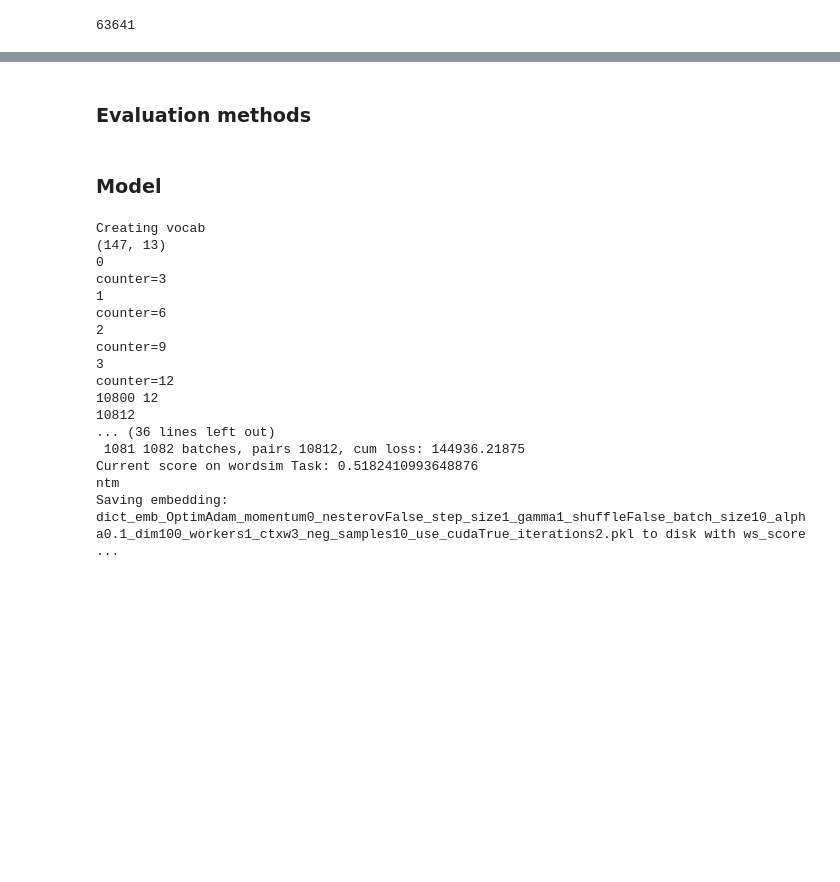
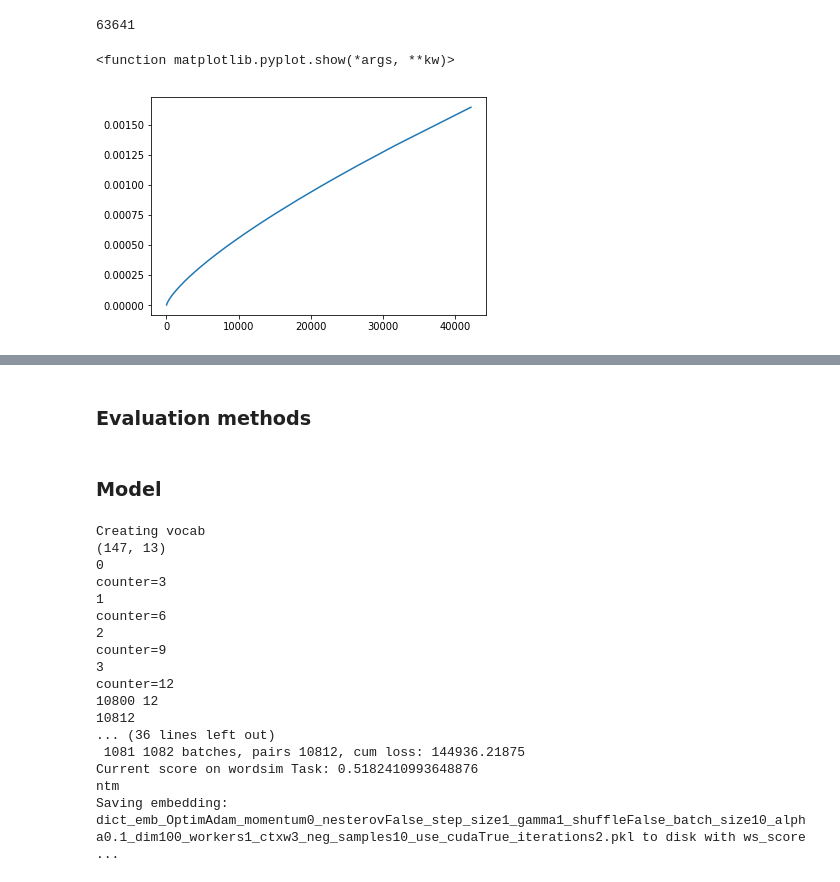
Before and after one commit to c3dric373/bachelorThesis, a Jupyter notebook: code/w2vec/w2vecHome_new2.ipynb, the cells around one changed output, grey strips where cells are left out. Drawn from its saved outputs; the diff is of its cells as text; code cells hidden in the pictures; blank space fills up the shorter version.

Commit message:
added sampling and freq image plus better description neg sampling

```diff
--- a/code/w2vec/w2vecHome_new2.ipynb
+++ b/code/w2vec/w2vecHome_new2.ipynb
@@ -68,3 +68,5 @@ text8_ds = sampling(text8_ds)
 text8_dataset = words_to_sentences(text8_ds)
 # %% [output]
 ntm
+# %%
+text8_dataset = wDataSet((text8_dataset),ctx_window=1)
@@ -80,0 +84,5 @@ del text8_wDataset
+# %%
+x = sorted(list(zip([text8_dataset.word_count[text8_dataset.idx2word[i]] for i in range(len(word_counts))],text8_dataset.neg_table)))
+# %%
+x1 = [i[0] for i in x]
+y1 = [i[1] for i in x]
@@ -80,0 +92,7 @@ del text8_wDataset
+# %%
+import matplotlib.pyplot as plt
+plt.plot(x1,y1)
+plt.show
+# %% [output]
+<function matplotlib.pyplot.show(*args, **kw)>
+[figure, added]
```
Also changed, not shown: parts of 7 cells of this notebook, 13 other files.
